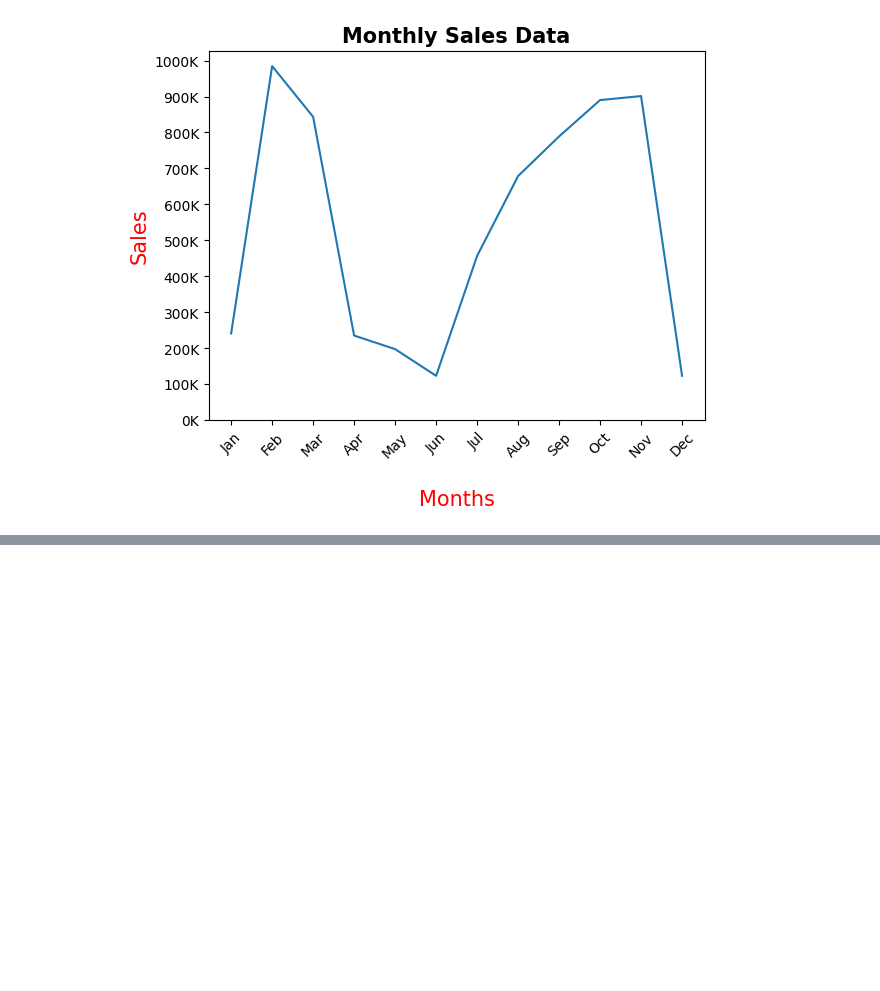
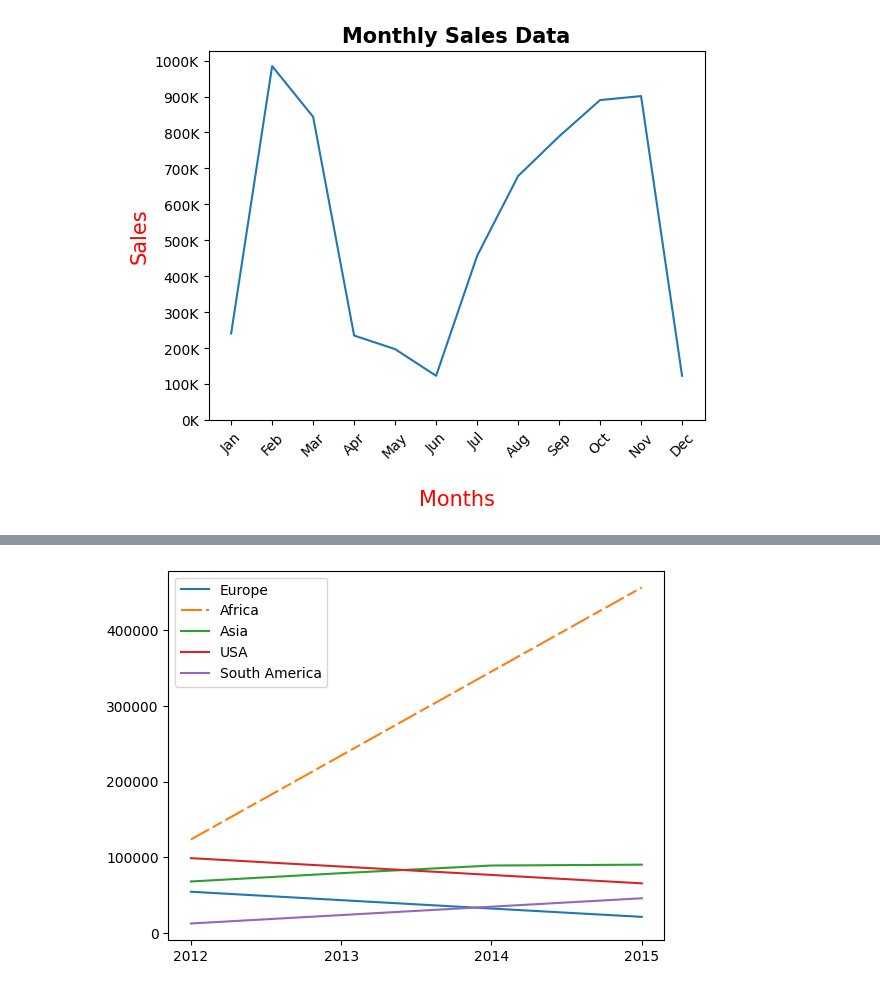
Before and after one commit to Sparsh015/data_analytics, a Jupyter notebook: matplotlib/more_charts.ipynb, the cells around one changed output, grey strips where cells are left out. Cells and saved outputs as stored; diff of their text form; code cells hidden in the pictures; blank space fills up the shorter version.

```diff
--- a/matplotlib/more_charts.ipynb
+++ b/matplotlib/more_charts.ipynb
@@ -31,0 +46,21 @@ plt.show()
+# %%
+#subplots
+years = np.array(['2012','2013','2014','2015'])
+sales_africa = np.array([123456.78, 234567.89, 345678.90, 456789.01])
+sales_Usca = np.array([98765.43, 87654.32, 76543.21, 65432.10])
+sales_europe = np.array([54321.09, 43210.98, 32109.87, 21098.76])
+sales_asia = np.array([67890.12, 78901.23, 89012.34, 90123.45])
+sales_south_america = np.array([12345.67, 23456.78, 34567.89, 45678.90])
+# %%
+fig, ax = plt.subplots()
+europe = ax.plot(years, sales_europe, label='Europe')
+africa = ax.plot(years, sales_africa, label='Africa')
+asia = ax.plot(years, sales_asia, label='Asia')
+usa = ax.plot(years, sales_Usca, label='USA')
+south_america = ax.plot(years, sales_south_america, label='South America')
+africa[0].set_dashes([10,2,5,2])
+
+plt.legend()
+plt.show()
+# %% [output]
+[figure, added]
```
Also changed, not shown: parts of 3 cells of this notebook.
